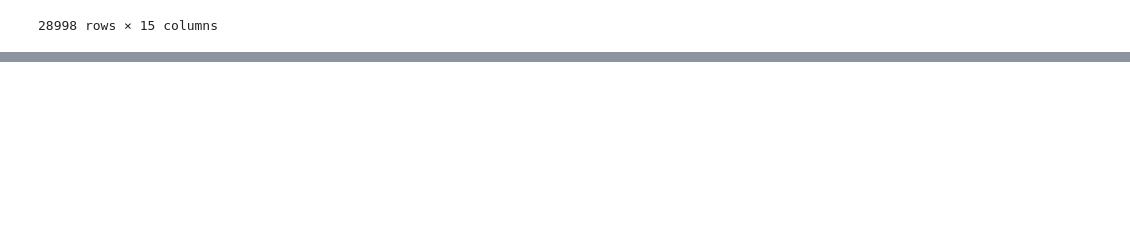
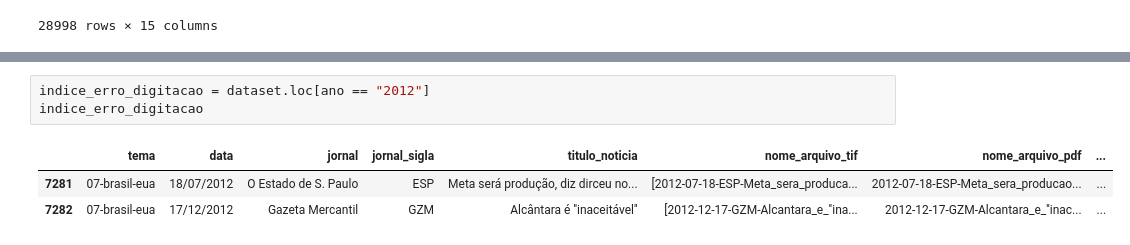
Before and after one commit to thiagovicino/python_analise_dados, a Jupyter notebook: Análise_dados_02_json_thiago.ipynb, the cells around one changed output, grey strips where cells are left out. Cells and saved outputs as stored; diff of their text form; blank space fills up the shorter version.

```diff
--- a/Análise_dados_02_json_thiago.ipynb
+++ b/Análise_dados_02_json_thiago.ipynb
@@ -76,0 +168,7 @@ dataset
+# %%
+indice_erro_digitacao = dataset.loc[ano == "2012"]
+indice_erro_digitacao
+# %% [output]
+|  | tema | data | jornal | jornal_sigla | titulo_noticia | nome_arquivo_tif | nome_arquivo_pdf | ... |
+| 7281 | 07-brasil-eua | 18/07/2012 | O Estado de S. Paulo | ESP | Meta será produção, diz dirceu no... | [2012-07-18-ESP-Meta_sera_produca... | 2012-07-18-ESP-Meta_sera_producao... | ... |
+| 7282 | 07-brasil-eua | 17/12/2012 | Gazeta Mercantil | GZM | Alcântara é ''inaceitável'' | [2012-12-17-GZM-Alcantara_e_''ina... | 2012-12-17-GZM-Alcantara_e_''inac... | ... |
```
Also changed, not shown: parts of 26 cells of this notebook.
